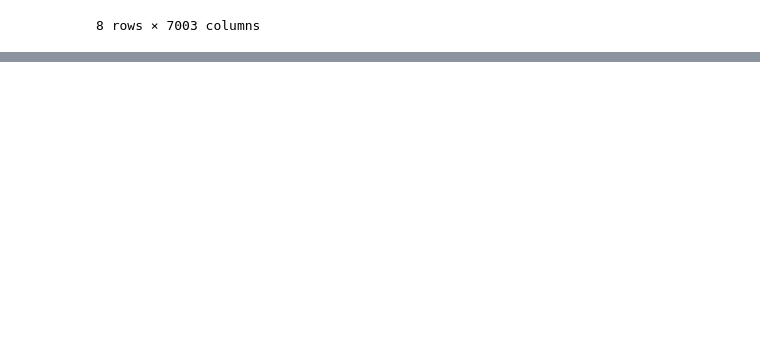
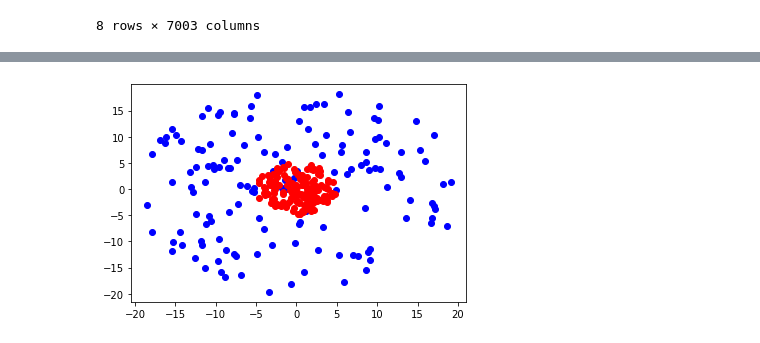
Before and after one commit to adobrasca512/EatEaser, a Jupyter notebook: EatEaser-ProyectoI.ipynb, the cells around one changed output, grey strips where cells are left out. Cells and saved outputs as stored; diff of their text form; code cells hidden in the pictures; blank space fills up the shorter version.

```diff
--- a/EatEaser-ProyectoI.ipynb
+++ b/EatEaser-ProyectoI.ipynb
@@ -848,0 +1082,6 @@ def get_term(dict, search_index):
+# %%
+# Backprop en la ultima capa
+a = output[-1]
+x = mse(a,Y)[1] * red_neuronal[-2].funcion_act[1](a)
+
+x
@@ -848,0 +1109,6 @@ def get_term(dict, search_index):
+# %%
+red_neuronal[-1].b = red_neuronal[-1].b - x.mean() * 0.01
+red_neuronal[-1].W = red_neuronal[-1].W - (output[-1].T @ x) * 0.01
+
+red_neuronal[-1].b
+red_neuronal[-1].W
@@ -848,0 +1181,35 @@ def get_term(dict, search_index):
+# %%
+import random
+
+def circulo(num_datos = 100,R = 1, minimo = 0,maximo= 1):
+    pi = math.pi
+    r = R * np.sqrt(stats.truncnorm.rvs(minimo, maximo, size= num_datos)) * 10
+    theta = stats.truncnorm.rvs(minimo, maximo, size= num_datos) * 2 * pi *10
+
+    x = np.cos(theta) * r
+    y = np.sin(theta) * r
+
+    y = y.reshape((num_datos,1))
+    x = x.reshape((num_datos,1))
+
+  #Vamos a reducir el numero de elementos para que no cause un Overflow
+    x = np.round(x,3)
+    y = np.round(y,3)
+
+    df = np.column_stack([x,y])
+    return(df)
+# %%
+datos_1 = circulo(num_datos = 150, R = 2)
+datos_2 = circulo(num_datos = 150, R = 0.5)
+X = np.concatenate([datos_1,datos_2])
+X = np.round(X,3)
+
+Y = [0] * 150 + [1] * 150
+Y = np.array(Y).reshape(len(Y),1)
+# %%
+plt.cla()
+plt.scatter(X[0:150,0],X[0:150,1], c = "b")
+plt.scatter(X[150:300,0],X[150:300,1], c = "r")
+plt.show()
+# %% [output]
+[figure, added]
```
Also changed, not shown: parts of 59 cells of this notebook.
